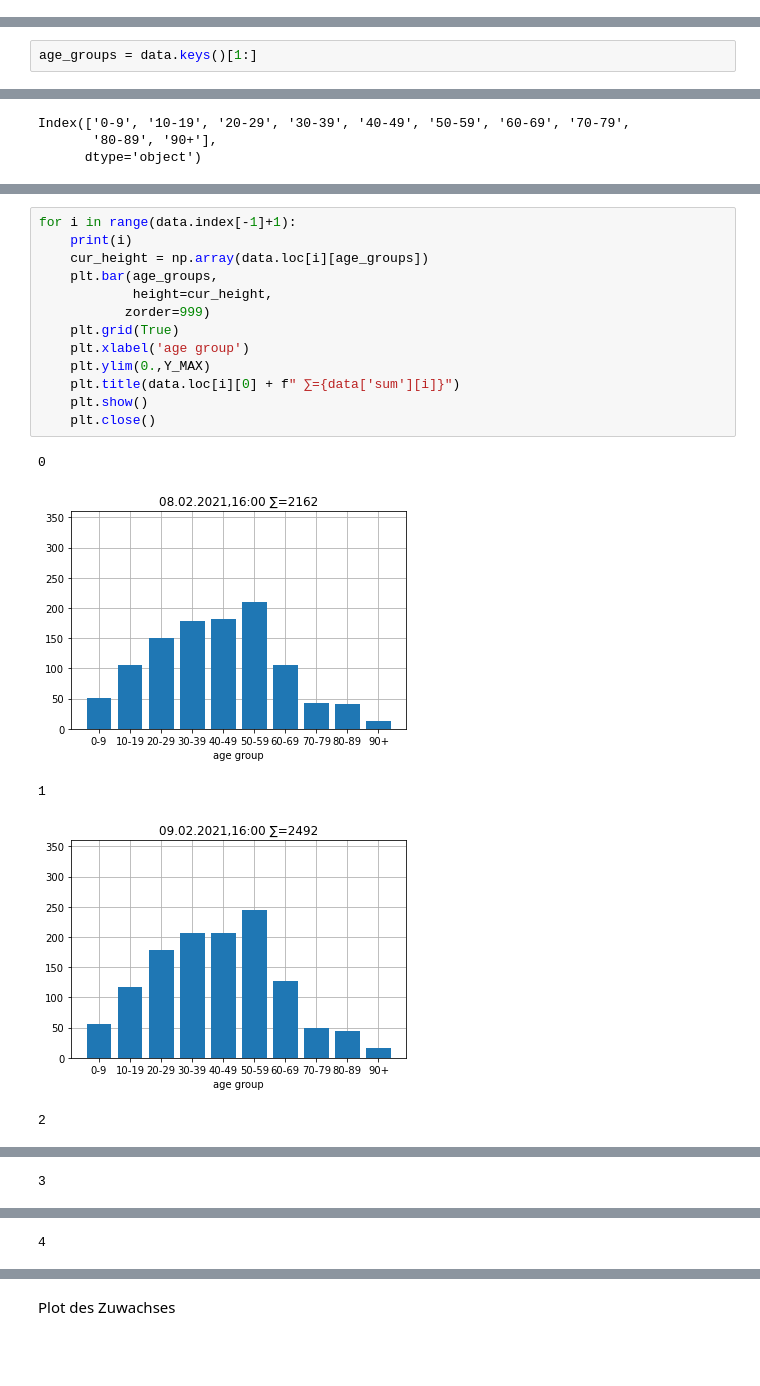
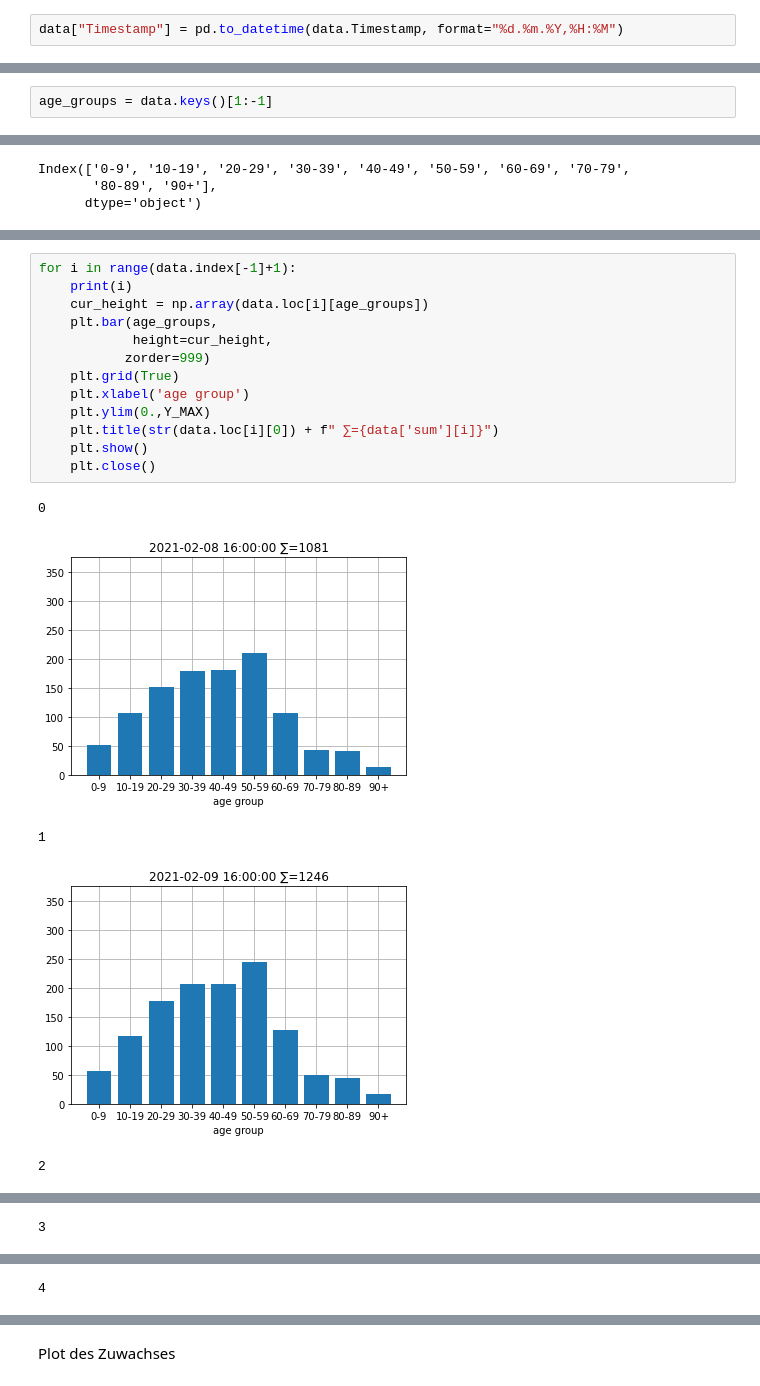
Before and after one commit to hydroclaus/corona_varianten_bw, a Jupyter notebook: new_variants_bw.ipynb, the cells around one changed output, grey strips where cells are left out. Cells and saved outputs as stored; diff of their text form; blank space fills up the shorter version.

```diff
--- a/new_variants_bw.ipynb
+++ b/new_variants_bw.ipynb
@@ -23,3 +28,5 @@ Name: Timestamp, dtype: datetime64[ns]
+# %%
+data["Timestamp"] = pd.to_datetime(data.Timestamp, format="%d.%m.%Y,%H:%M")
 # %%
 data
 # %% [output]
@@ -39,6 +47,6 @@ Index(['Timestamp', '0-9', '10-19', '20-29', '30-39', '40-49', '50-59',
       dtype='object')
 # %%
-age_groups = data.keys()[1:]
+age_groups = data.keys()[1:-1]
 # %%
 age_groups
 # %% [output]
@@ -58,19 +83,19 @@ data['sum'][1]
 # %%
 for i in range(data.index[-1]+1):
     print(i)
     cur_height = np.array(data.loc[i][age_groups])
     plt.bar(age_groups,
             height=cur_height,
            zorder=999)
     plt.grid(True)
     plt.xlabel('age group')
     plt.ylim(0.,Y_MAX)
-    plt.title(data.loc[i][0] + f" ∑={data['sum'][i]}")
+    plt.title(str(data.loc[i][0]) + f" ∑={data['sum'][i]}")
     plt.show()
     plt.close()
 # %% [output]
 0
-[figure, old version]
+[figure, new version]
 1
-[figure, old version]
+[figure, new version]
 2
```
Also changed, not shown: parts of 25 cells of this notebook, 2 other files.
